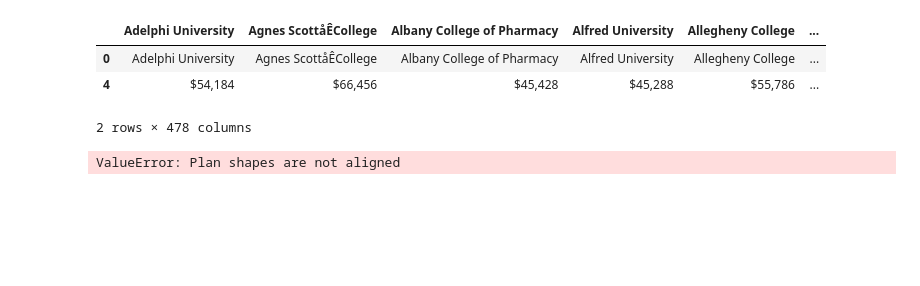
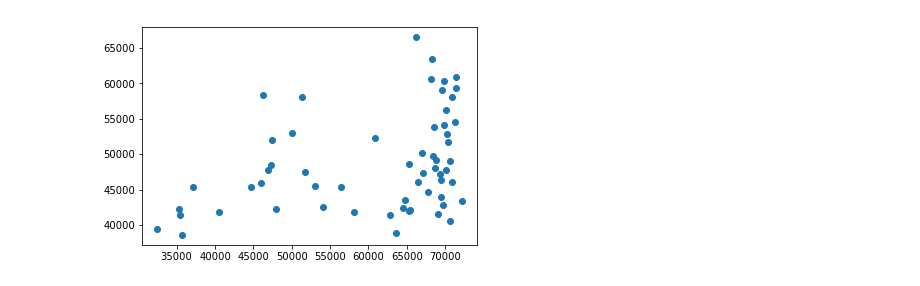
Before and after one commit to anag17/BigDataFinalProject, a Jupyter notebook: CollegeWorth.ipynb, the cells around one changed output. Drawn from its saved outputs; the diff is of its cells as text; code cells hidden in the pictures; blank space fills up the shorter version.

Commit message:
tried to load data

```diff
--- a/CollegeWorth.ipynb
+++ b/CollegeWorth.ipynb
@@ -20,6 +20,7 @@ colleges = list()
 tuitions = list()
 salaries = list()
 collegeType = list()
+collegeType2 = list()
 regions = list()
 for row in salaryData.iterrows():
     college = row[1][0]
@@ -27,8 +28,20 @@ for row in salaryData.iterrows():
     for row2 in tuitionData.iterrows():
         college2 = row2[1][0]
         if (college == college2):
-            colleges.append(college)
-            tuitions.append(row2[1][4])
-            salaries.append(row[1][2])
-            collegeType.append(row[1][1])
+            if (college in colleges):
+                index = colleges.index(college)
+                collegeType2[index] = row[1][1]
+            else:
+                collegeType2.append(None)
+                colleges.append(college)
+                tuitions.append(row2[1][4])
+                salaries.append(row[1][2])
+                collegeType.append(row[1][1])
+# %%
+def remove_dollarSign(s):
+    s = re.sub('[, ]', '', s)
+    return float(s[1:])
+
+tuitions = [remove_dollarSign(t) for t in tuitions]
+salaries = [remove_dollarSign(s) for s in salaries]
 # %%
@@ -90,18 +64,0 @@ collegeData
-# %%
-tuitionTranspose = tuitionData.transpose()
-tuitionTranspose = tuitionTranspose.rename(columns=tuitionTranspose.iloc[0])
-#tuitionTranspose.drop(1)
-salarayTranspose = salaryData.transpose()
-salarayTranspose = salarayTranspose.rename(columns=salarayTranspose.iloc[0])
-#salarayTranspose.drop(1)
-tuitionTranspose
-# %% [output]
-|  | Adelphi University | Agnes ScottåÊCollege | Albany College of Pharmacy | Alfred University | Allegheny College | ... |
-| 0 | Adelphi University | Agnes ScottåÊCollege | Albany College of Pharmacy | Alfred University | Allegheny College | ... |
-| 4 | $54,184 | $66,456 | $45,428 | $45,288 | $55,786 | ... |
-2 rows × 478 columns
-# %%
-df = pd.concat([tuitionTranspose, salarayTranspose], join='inner', ignore_index=True)
-df
-# %% [output]
-ValueError: Plan shapes are not aligned
@@ -107,0 +71,7 @@ ValueError: Plan shapes are not aligned
+# %%
+%matplotlib inline
+import matplotlib.pyplot as plt
+plt.scatter(tuitions,salaries)
+plt.show()
+# %% [output]
+[figure, added]
```
Also changed, not shown: parts of 6 cells of this notebook, 12 other files.
